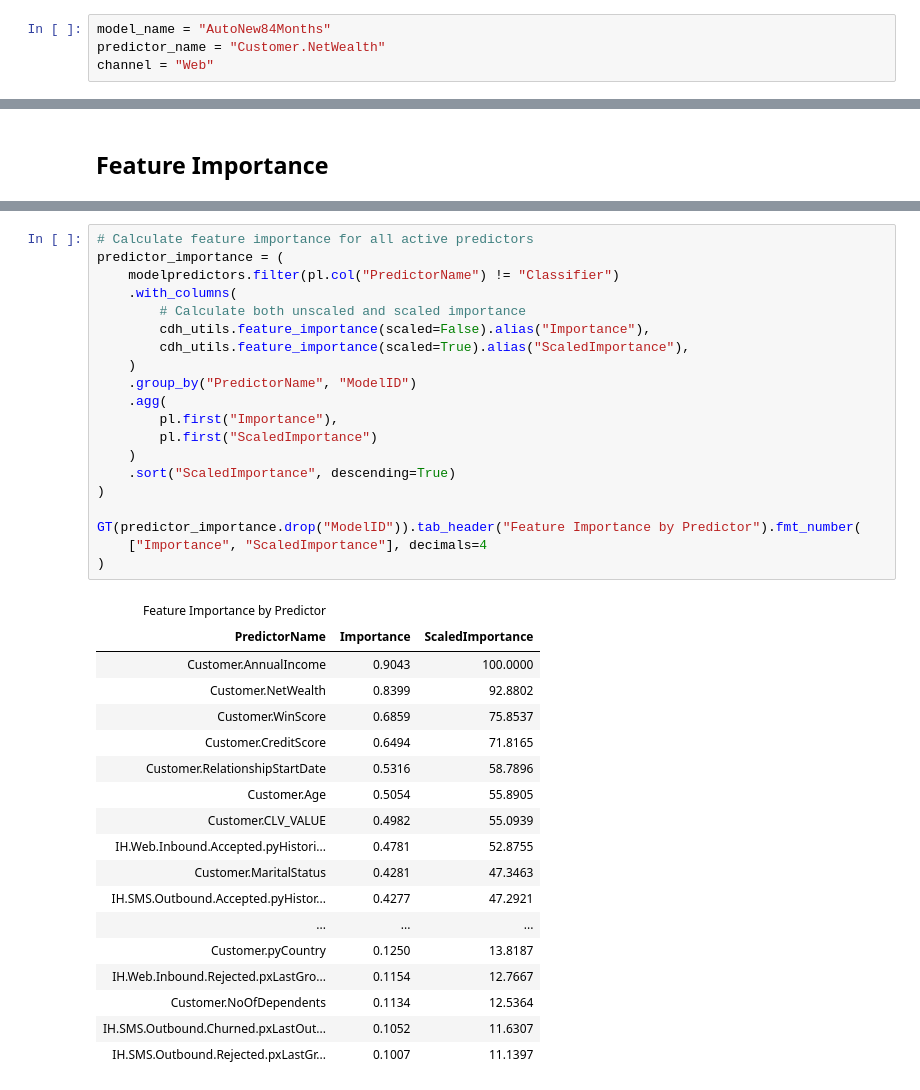
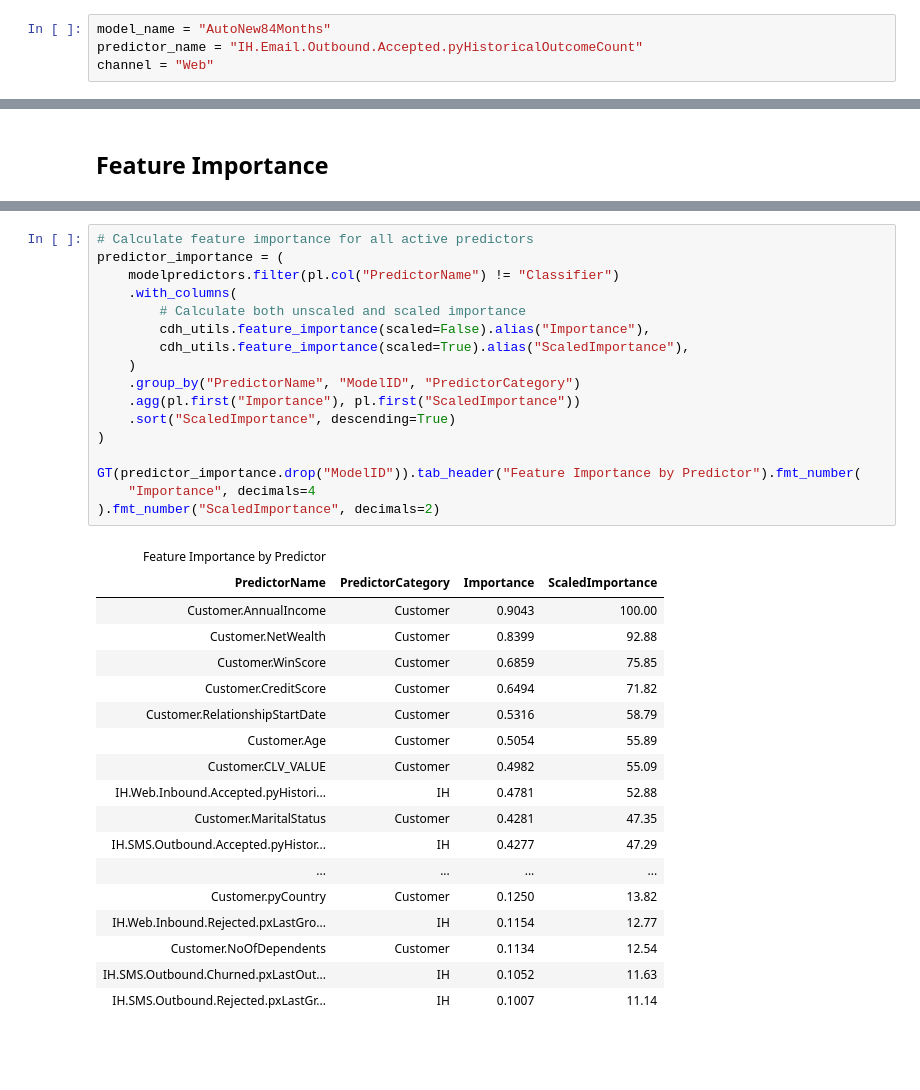
Before and after one commit to pegasystems/pega-datascientist-tools, a Jupyter notebook: dev/articles/ADMExplained.ipynb, the cells around one changed output, grey strips where cells are left out. Saved outputs shown, nothing was run; the diff lists cells and outputs as text; blank space fills up the shorter version.

```diff
--- a/dev/articles/ADMExplained.ipynb
+++ b/dev/articles/ADMExplained.ipynb
@@ -30,7 +30,7 @@ from pdstools import datasets
 from pdstools.utils import cdh_utils
 # %%
 model_name = "AutoNew84Months"
-predictor_name = "Customer.NetWealth"
+predictor_name = "IH.Email.Outbound.Accepted.pyHistoricalOutcomeCount"
 channel = "Web"
 # %% [markdown]
 For the example we pick one particular model over a channel.
@@ -790,41 +814,38 @@ The absolute log odds captures the magnitude of each bin's contribution to the m
 # %%
 # Calculate feature importance for all active predictors
 predictor_importance = (
     modelpredictors.filter(pl.col("PredictorName") != "Classifier")
     .with_columns(
         # Calculate both unscaled and scaled importance
         cdh_utils.feature_importance(scaled=False).alias("Importance"),
         cdh_utils.feature_importance(scaled=True).alias("ScaledImportance"),
     )
-    .group_by("PredictorName", "ModelID")
-    .agg(
-        pl.first("Importance"),
-        pl.first("ScaledImportance")
-    )
+    .group_by("PredictorName", "ModelID", "PredictorCategory")
+    .agg(pl.first("Importance"), pl.first("ScaledImportance"))
     .sort("ScaledImportance", descending=True)
 )
 
 GT(predictor_importance.drop("ModelID")).tab_header("Feature Importance by Predictor").fmt_number(
-    ["Importance", "ScaledImportance"], decimals=4
-)
+    "Importance", decimals=4
+).fmt_number("ScaledImportance", decimals=2)
 # %% [output]
-| Feature Importance by Predictor |  |  |
-| PredictorName | Importance | ScaledImportance |
-| Customer.AnnualIncome | 0.9043 | 100.0000 |
-| Customer.NetWealth | 0.8399 | 92.8802 |
-| Customer.WinScore | 0.6859 | 75.8537 |
-| Customer.CreditScore | 0.6494 | 71.8165 |
-| Customer.RelationshipStartDate | 0.5316 | 58.7896 |
-| Customer.Age | 0.5054 | 55.8905 |
-| Customer.CLV_VALUE | 0.4982 | 55.0939 |
-| IH.Web.Inbound.Accepted.pyHistori... | 0.4781 | 52.8755 |
-| Customer.MaritalStatus | 0.4281 | 47.3463 |
-| IH.SMS.Outbound.Accepted.pyHistor... | 0.4277 | 47.2921 |
-| ... | ... | ... |
-| Customer.pyCountry | 0.1250 | 13.8187 |
-| IH.Web.Inbound.Rejected.pxLastGro... | 0.1154 | 12.7667 |
-| Customer.NoOfDependents | 0.1134 | 12.5364 |
-| IH.SMS.Outbound.Churned.pxLastOut... | 0.1052 | 11.6307 |
-| IH.SMS.Outbound.Rejected.pxLastGr... | 0.1007 | 11.1397 |
+| Feature Importance by Predictor |  |  |  |
+| PredictorName | PredictorCategory | Importance | ScaledImportance |
+| Customer.AnnualIncome | Customer | 0.9043 | 100.00 |
+| Customer.NetWealth | Customer | 0.8399 | 92.88 |
+| Customer.WinScore | Customer | 0.6859 | 75.85 |
+| Customer.CreditScore | Customer | 0.6494 | 71.82 |
+| Customer.RelationshipStartDate | Customer | 0.5316 | 58.79 |
+| Customer.Age | Customer | 0.5054 | 55.89 |
+| Customer.CLV_VALUE | Customer | 0.4982 | 55.09 |
+| IH.Web.Inbound.Accepted.pyHistori... | IH | 0.4781 | 52.88 |
+| Customer.MaritalStatus | Customer | 0.4281 | 47.35 |
+| IH.SMS.Outbound.Accepted.pyHistor... | IH | 0.4277 | 47.29 |
+| ... | ... | ... | ... |
+| Customer.pyCountry | Customer | 0.1250 | 13.82 |
+| IH.Web.Inbound.Rejected.pxLastGro... | IH | 0.1154 | 12.77 |
+| Customer.NoOfDependents | Customer | 0.1134 | 12.54 |
+| IH.SMS.Outbound.Churned.pxLastOut... | IH | 0.1052 | 11.63 |
+| IH.SMS.Outbound.Rejected.pxLastGr... | IH | 0.1007 | 11.14 |
 # %%
 # Visualize feature importance
```
Also changed, not shown: parts of 22 cells of this notebook, 27 other files.
